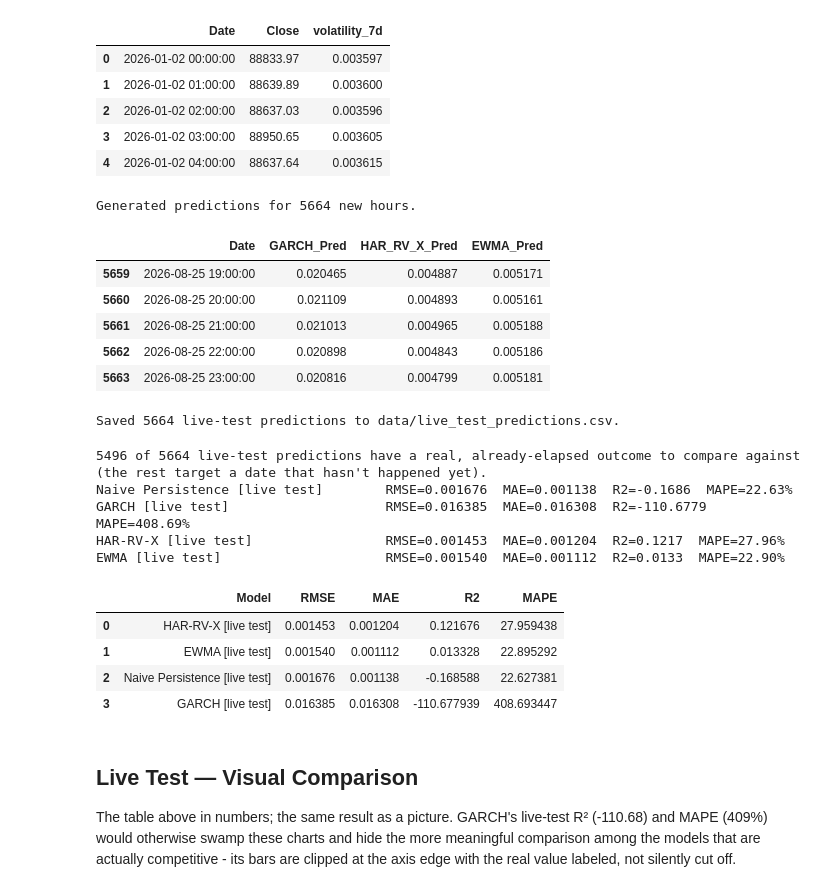
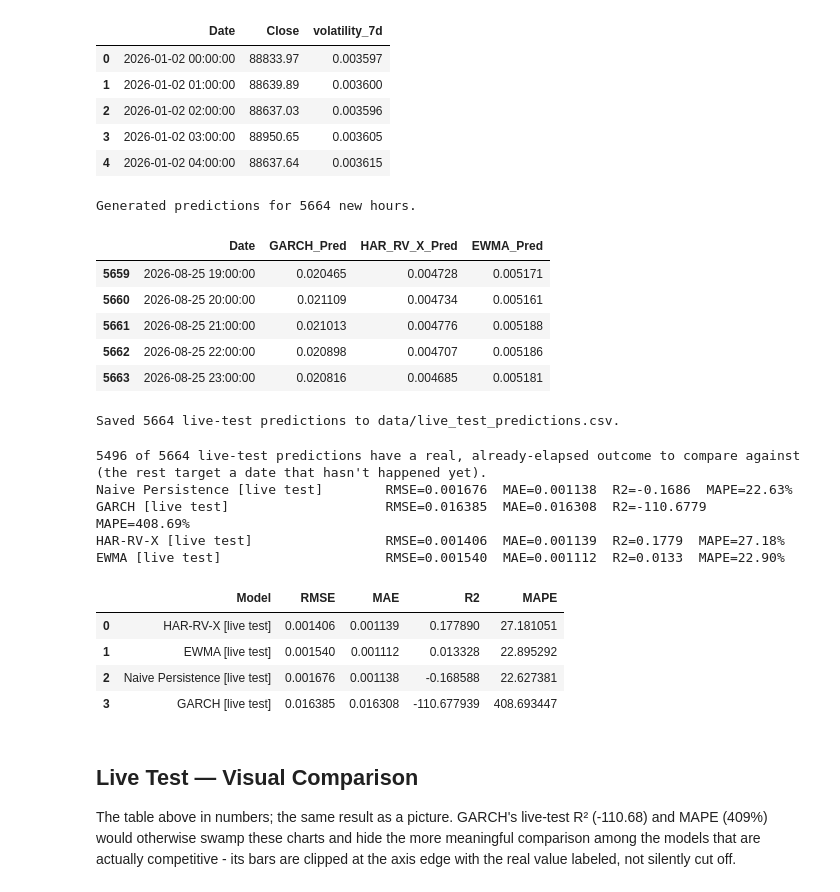
Before and after one commit to mhejairi10/bitcoin-volatility-prediction, a Jupyter notebook: notebooks/capstone-btc-volatility.ipynb, the cells around one changed output. Drawn from its saved outputs; the diff is of its cells as text; code cells hidden in the pictures.

```diff
--- a/notebooks/capstone-btc-volatility.ipynb
+++ b/notebooks/capstone-btc-volatility.ipynb
@@ -1651,39 +1655,41 @@ else:
     ewma_best_lambda = joblib.load('models/ewma_best_lambda.pkl')
     combined_returns_frac = combined_features.set_index('Date')['hourly_return']
     ewma_live_sigma = ewma_sigma(combined_returns_frac, ewma_best_lambda)
 
     # --- HAR-RV-X (Final, promoted): build all 6 regressors from combined_features, apply the
     #     saved Ridge model - RV_day/week/month + ATR_X as before, plus EWMA_X (EWMA's own live
     #     sigma above, lagged) and SKEW_X (realized skewness, same 24h lag convention as RV_day).
+    #     The saved model is fit on log(target) (Checks 17/18) - its raw .predict() output is
+    #     back-transformed via np.exp() below, same as every other use of this model.
     har_x_live = joblib.load('models/har_rv_x_tuned.pkl')
     har_live_df = pd.DataFrame(index=combined_features.index)
     har_live_df['RV_day'] = combined_features['volatility_7d'].shift(HOURS_PER_DAY)
     har_live_df['RV_week'] = combined_features['volatility_7d'].shift(HOURS_PER_DAY).rolling(HOURS_PER_DAY * 7).mean()
     har_live_df['RV_month'] = combined_features['volatility_7d'].shift(HOURS_PER_DAY).rolling(HOURS_PER_DAY * 30).mean()
     har_live_df['ATR_X'] = combined_features['atr_pct'].shift(1)  # scale-free, matching the fix in Model Building
     har_live_df['EWMA_X'] = combined_features['Date'].map(ewma_live_sigma).shift(1)
     har_live_df['SKEW_X'] = combined_features['hourly_return'].rolling(ROLLING_WINDOW).skew().shift(HOURS_PER_DAY)
     har_live_df['Date'] = combined_features['Date']
     har_live_scored = har_live_df[har_live_df['Date'].isin(live_dates)].dropna()
-    har_x_pred_live = har_x_live.predict(har_live_scored[['RV_day', 'RV_week', 'RV_month', 'ATR_X', 'EWMA_X', 'SKEW_X']])
+    har_x_pred_live = np.exp(har_x_live.predict(har_live_scored[['RV_day', 'RV_week', 'RV_month', 'ATR_X', 'EWMA_X', 'SKEW_X']]))
 
     live_predictions = pd.DataFrame({'Date': live_scored['Date']})
     live_predictions['GARCH_Pred'] = garch_live_pred[:len(live_predictions)]
     live_predictions = live_predictions.merge(
         pd.DataFrame({'Date': har_live_scored['Date'], 'HAR_RV_X_Pred': har_x_pred_live}), on='Date', how='left'
     )
     live_predictions['EWMA_Pred'] = ewma_live_sigma.reindex(live_predictions['Date']).values
 
 print(f'Generated predictions for {len(live_predictions)} new hours.')
 live_predictions.tail()
 # %% [output]
 Generated predictions for 5664 new hours.
 |  | Date | GARCH_Pred | HAR_RV_X_Pred | EWMA_Pred |
-| 5659 | 2026-08-25 19:00:00 | 0.020465 | 0.004887 | 0.005171 |
-| 5660 | 2026-08-25 20:00:00 | 0.021109 | 0.004893 | 0.005161 |
-| 5661 | 2026-08-25 21:00:00 | 0.021013 | 0.004965 | 0.005188 |
-| 5662 | 2026-08-25 22:00:00 | 0.020898 | 0.004843 | 0.005186 |
-| 5663 | 2026-08-25 23:00:00 | 0.020816 | 0.004799 | 0.005181 |
+| 5659 | 2026-08-25 19:00:00 | 0.020465 | 0.004728 | 0.005171 |
+| 5660 | 2026-08-25 20:00:00 | 0.021109 | 0.004734 | 0.005161 |
+| 5661 | 2026-08-25 21:00:00 | 0.021013 | 0.004776 | 0.005188 |
+| 5662 | 2026-08-25 22:00:00 | 0.020898 | 0.004707 | 0.005186 |
+| 5663 | 2026-08-25 23:00:00 | 0.020816 | 0.004685 | 0.005181 |
 # %%
 # Save the live-test predictions. A single fixed window, so this is a plain overwrite - not
 # an append-only log (there's nothing to accumulate across runs since dates never change).
@@ -1726,10 +1732,10 @@ live_comparison_df
 5496 of 5664 live-test predictions have a real, already-elapsed outcome to compare against (the rest target a date that hasn't happened yet).
 Naive Persistence [live test]        RMSE=0.001676  MAE=0.001138  R2=-0.1686  MAPE=22.63%
 GARCH [live test]                    RMSE=0.016385  MAE=0.016308  R2=-110.6779  MAPE=408.69%
-HAR-RV-X [live test]                 RMSE=0.001453  MAE=0.001204  R2=0.1217  MAPE=27.96%
+HAR-RV-X [live test]                 RMSE=0.001406  MAE=0.001139  R2=0.1779  MAPE=27.18%
 EWMA [live test]                     RMSE=0.001540  MAE=0.001112  R2=0.0133  MAPE=22.90%
 |  | Model | RMSE | MAE | R2 | MAPE |
-| 0 | HAR-RV-X [live test] | 0.001453 | 0.001204 | 0.121676 | 27.959438 |
+| 0 | HAR-RV-X [live test] | 0.001406 | 0.001139 | 0.177890 | 27.181051 |
 | 1 | EWMA [live test] | 0.001540 | 0.001112 | 0.013328 | 22.895292 |
 | 2 | Naive Persistence [live test] | 0.001676 | 0.001138 | -0.168588 | 22.627381 |
 | 3 | GARCH [live test] | 0.016385 | 0.016308 | -110.677939 | 408.693447 |
```
Also changed, not shown: parts of 15 cells of this notebook.
